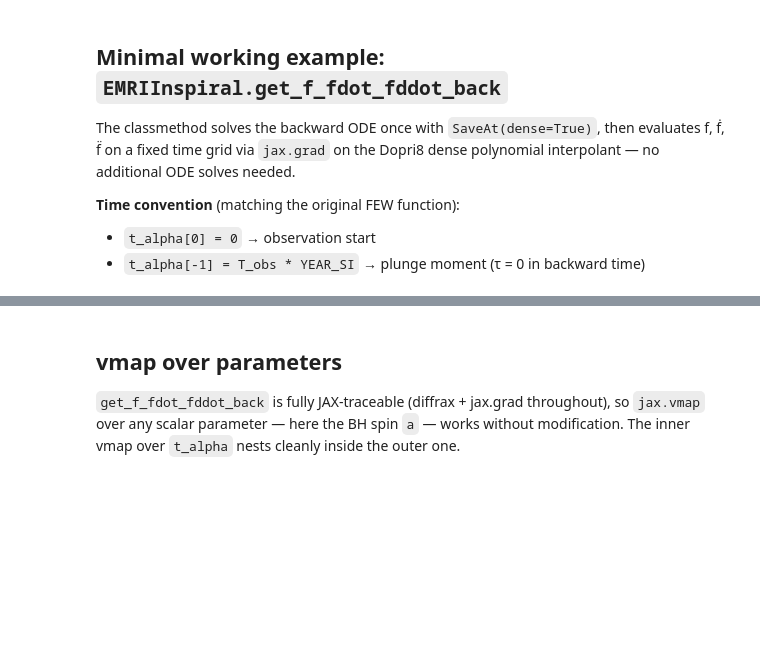
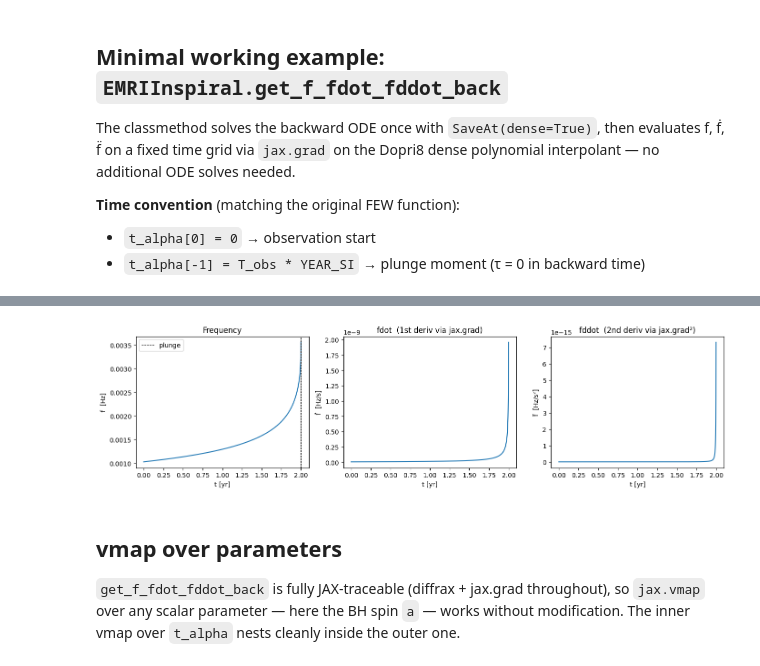
Before and after one commit to BertDepoorter/fewtrax, a Jupyter notebook: custom_f-fdot_functionality.ipynb, the cells around one changed output, grey strips where cells are left out. Saved outputs shown, nothing was run; the diff lists cells and outputs as text; code cells hidden in the pictures; blank space fills up the shorter version.

```diff
--- a/custom_f-fdot_functionality.ipynb
+++ b/custom_f-fdot_functionality.ipynb
@@ -416,7 +416,7 @@ x0_mwe   = 1.0      # prograde
 
 # Fixed time grid: 500 points from observation start to plunge
 from fewtrax.utils.constants import YEAR_SI
-N_alpha = 500
+N_alpha = 1200
 t_alpha_mwe = np.linspace(0.0, T_mwe * YEAR_SI, N_alpha)   # [s]
 
 # ── Call the classmethod ──────────────────────────────────────────────────────
@@ -441,23 +451,25 @@ print(f"  fddot[Hz/s²] :  start={float(fddot_mwe[0]):.6e} plunge={float(fddot_m
 # %%
 import matplotlib.pyplot as plt
 
 t_yr = t_alpha_mwe / YEAR_SI   # time axis in years (0=start, T_mwe=plunge)
 
 fig, axes = plt.subplots(1, 3, figsize=(14, 4))
 
 axes[0].plot(t_yr, np.array(f_mwe), lw=1.5)
 axes[0].set(xlabel="t [yr]", ylabel="f  [Hz]", title="Frequency")
 axes[0].axvline(T_mwe, ls="--", c="k", lw=0.8, label="plunge")
 axes[0].legend()
 
-axes[1].plot(t_yr, np.array(fdot_mwe), lw=1.5)
+axes[1].plot(t_yr[:-1], np.array(fdot_mwe)[:-1], lw=1.5)
 axes[1].set(xlabel="t [yr]", ylabel="ḟ  [Hz/s]", title="fdot  (1st deriv via jax.grad)")
 
-axes[2].plot(t_yr, np.array(fddot_mwe), lw=1.5)
+axes[2].plot(t_yr[:-2], np.array(fddot_mwe)[:-2], lw=1.5)
 axes[2].set(xlabel="t [yr]", ylabel="f̈  [Hz/s²]", title="fddot  (2nd deriv via jax.grad²)")
 
 plt.tight_layout()
 plt.show()
+# %% [output]
+[figure, added]
 # %% [markdown]
 ## vmap over parameters
 
```
Also changed, not shown: parts of 4 cells of this notebook.
